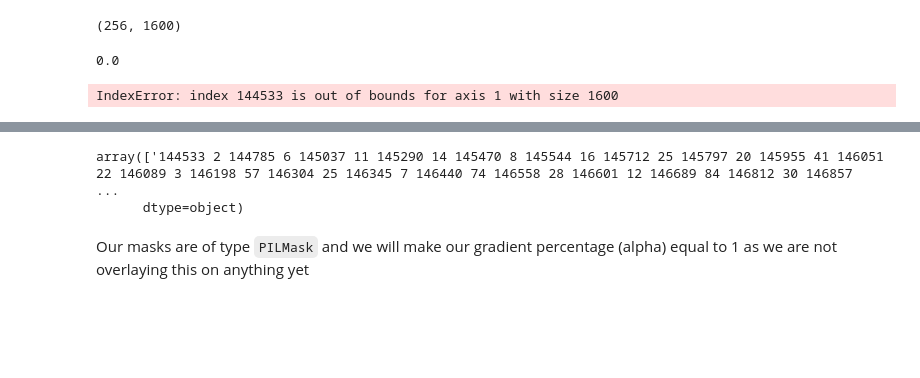
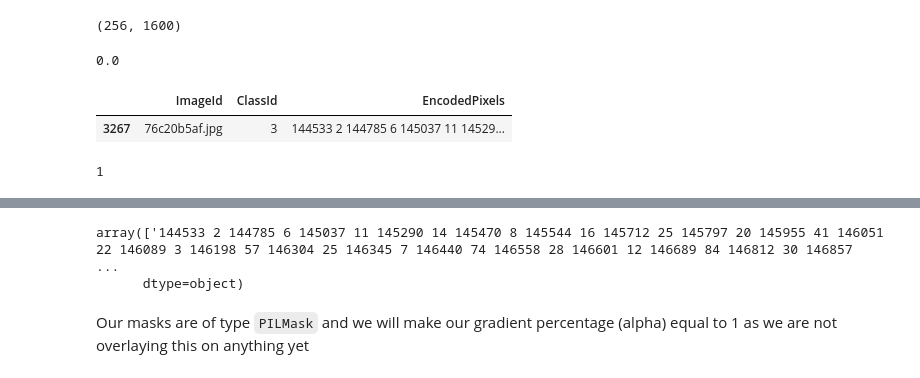
Before and after one commit to AksChougule/kaggle-competitions, a Jupyter notebook: severstal-steel-defect/baseline_model.ipynb, the cells around one changed output, grey strips where cells are left out. Saved outputs shown, nothing was run; the diff lists cells and outputs as text; code cells hidden in the pictures; blank space fills up the shorter version.

Commit message:
creating mask

```diff
--- a/severstal-steel-defect/baseline_model.ipynb
+++ b/severstal-steel-defect/baseline_model.ipynb
@@ -68,7 +68,7 @@ img.show(figsize=(5,5))
 # %% [markdown]
 Now let's grab our y's. They live in the `train.csv` file
 # %%
-train_df = pd.read_csv(f'{path}/train.csv')
+train_df = pd.read_csv(f'{path}/train.csv', sep=',')
 # %%
 train_df.shape
 # %% [output]
@@ -168,8 +168,14 @@ mask.shape
 mask[0,2]
 # %% [output]
 0.0
-# %%
-for i in range(len(x_cord)):
-    mask[int(y_cord[i]),int(x_cord[i])]=1
-# %% [output]
-IndexError: index 144533 is out of bounds for axis 1 with size 1600
+# %%
+img_id = str(o.stem)+str(o.suffix)
+df =  train_df[train_df.ImageId==img_id]
+df
+# %% [output]
+|  | ImageId | ClassId | EncodedPixels |
+| 3267 | 76c20b5af.jpg | 3 | 144533 2 144785 6 145037 11 14529... |
+# %%
+df.shape[0]
+# %% [output]
+1
```
Also changed, not shown: parts of 4 cells of this notebook.
